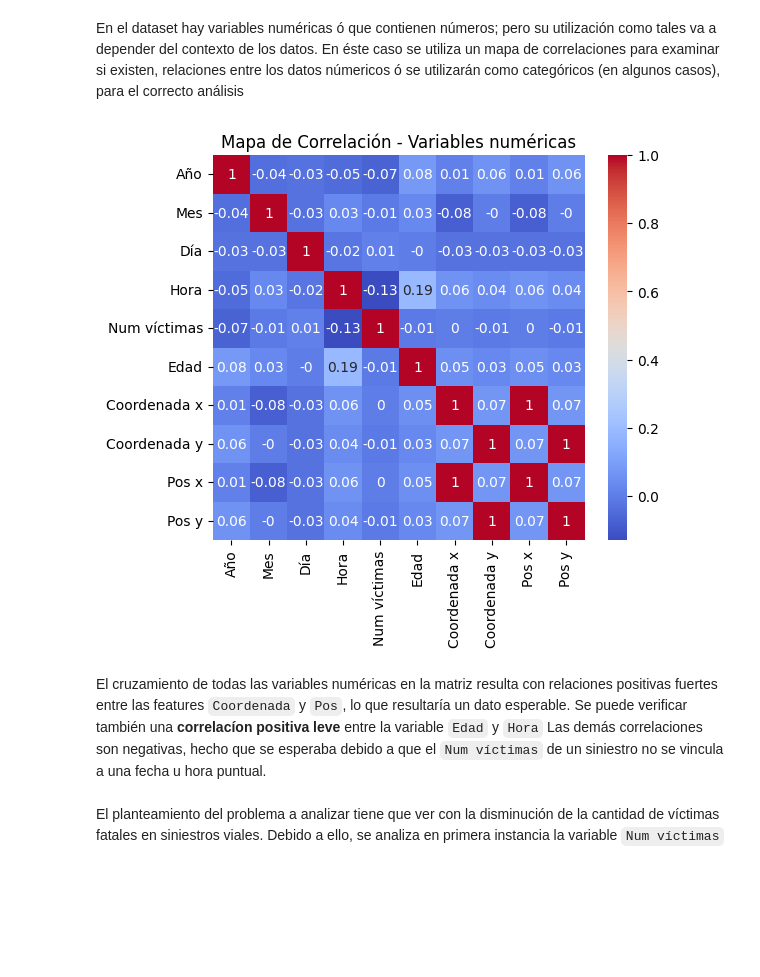
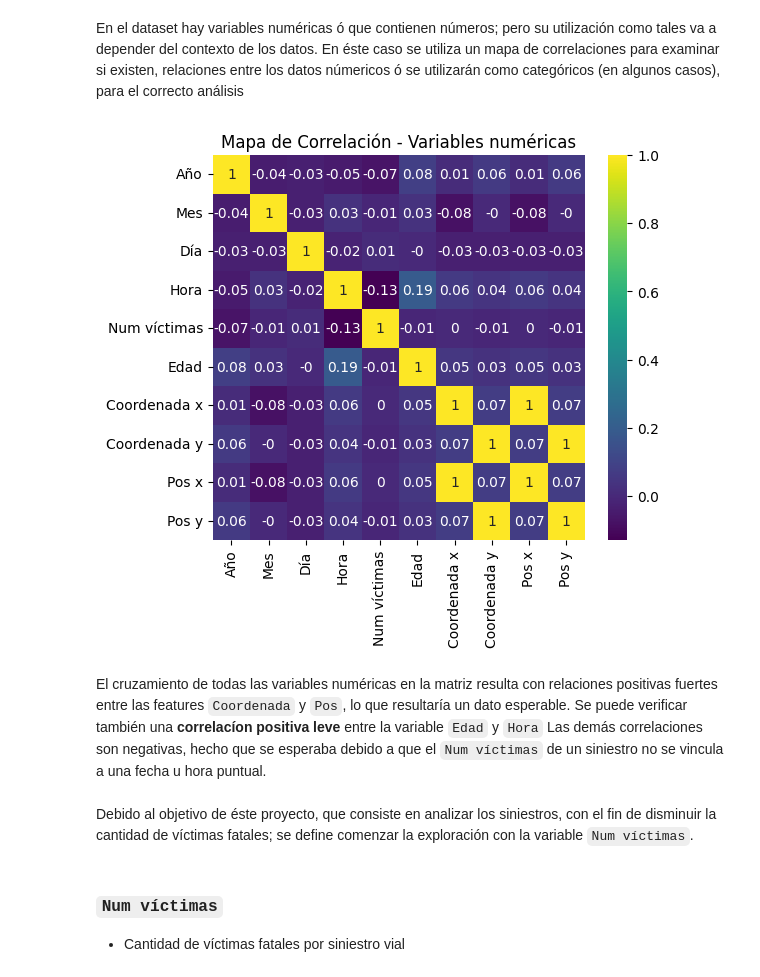
Before and after one commit to JimeFioni/PI-02-Siniestros-Viales, a Jupyter notebook: EDA.ipynb, the cells around one changed output. Cells and saved outputs as stored; diff of their text form; code cells hidden in the pictures; blank space fills up the shorter version.

```diff
--- a/EDA.ipynb
+++ b/EDA.ipynb
@@ -72,17 +72,20 @@ En éste caso se utiliza un mapa de correlaciones para examinar si existen, rela
 # %%
 # Generamos un mapa de calor con las correlaciones de los todos los datos que contengan números
 dataNumerica = df.select_dtypes(include=['number'])
 corr = dataNumerica.corr().round(2)
 
 plt.figure(figsize=(6,5))
-sns.heatmap(corr, cmap="coolwarm", annot=True)
+sns.heatmap(corr, cmap="viridis", annot=True)
 plt.title('Mapa de Correlación - Variables numéricas')
 plt.show()
 # %% [output]
-[figure, old version]
+[figure, new version]
 # %% [markdown]
 El cruzamiento de todas las variables numéricas en la matriz resulta con relaciones positivas fuertes entre las features `Coordenada` y `Pos`, lo que resultaría un dato esperable.
 Se puede verificar también una **correlacíon positiva leve** entre la variable `Edad` y `Hora`
 Las demás correlaciones son negativas, hecho que se esperaba debido a que el `Num víctimas` de un siniestro no se vincula a una fecha u hora puntual.
-# %% [markdown]
-El planteamiento del problema a analizar tiene que ver con la disminución de la cantidad de víctimas fatales en siniestros viales. Debido a ello, se analiza en primera instancia la variable `Num víctimas`
+# %% [markdown]
+Debido al objetivo de éste proyecto, que consiste en analizar los siniestros, con el fin de disminuir la cantidad de víctimas fatales; se define comenzar la exploración con la variable `Num víctimas`.
+# %% [markdown]
+### `Num víctimas`
+- Cantidad de víctimas fatales por siniestro vial
```
Also changed, not shown: parts of 12 cells of this notebook.
